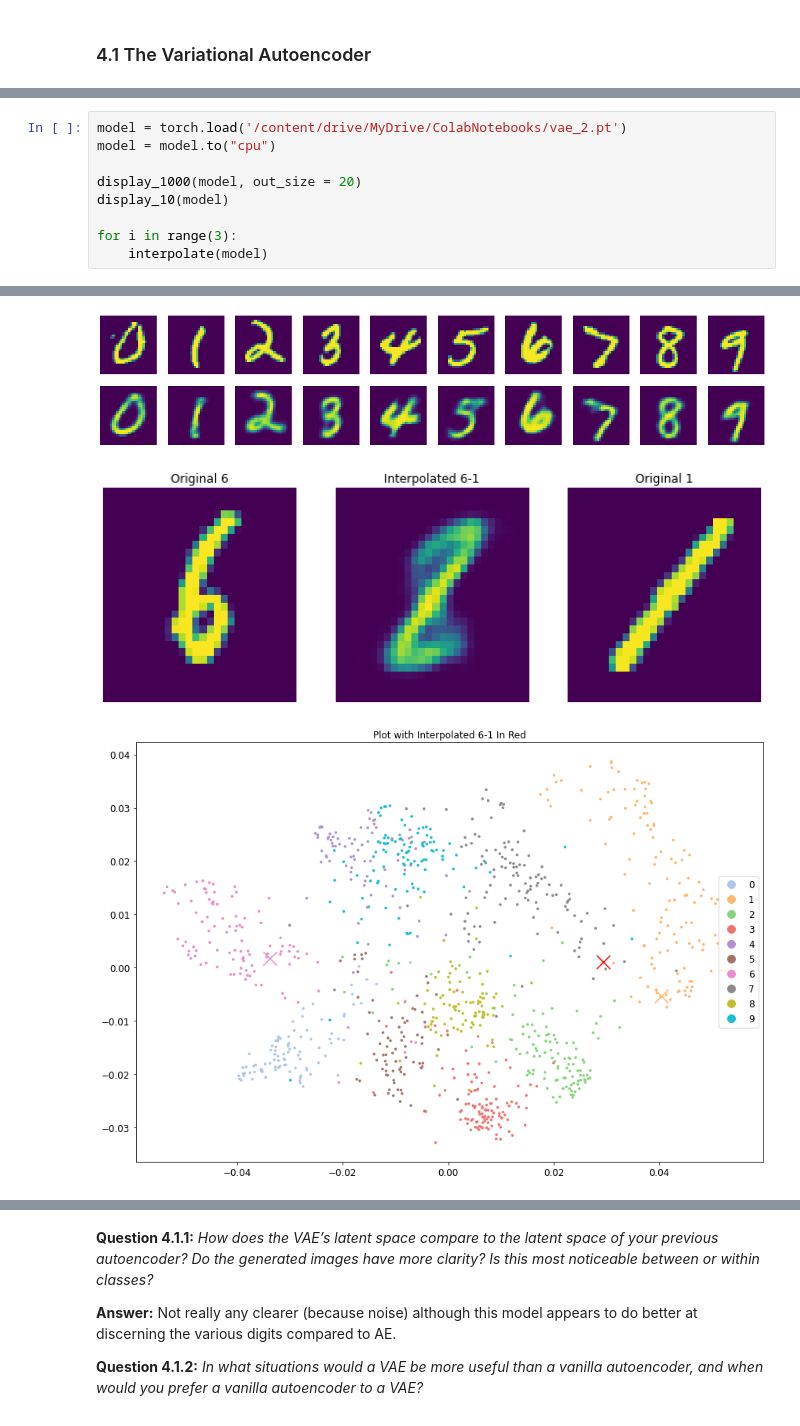
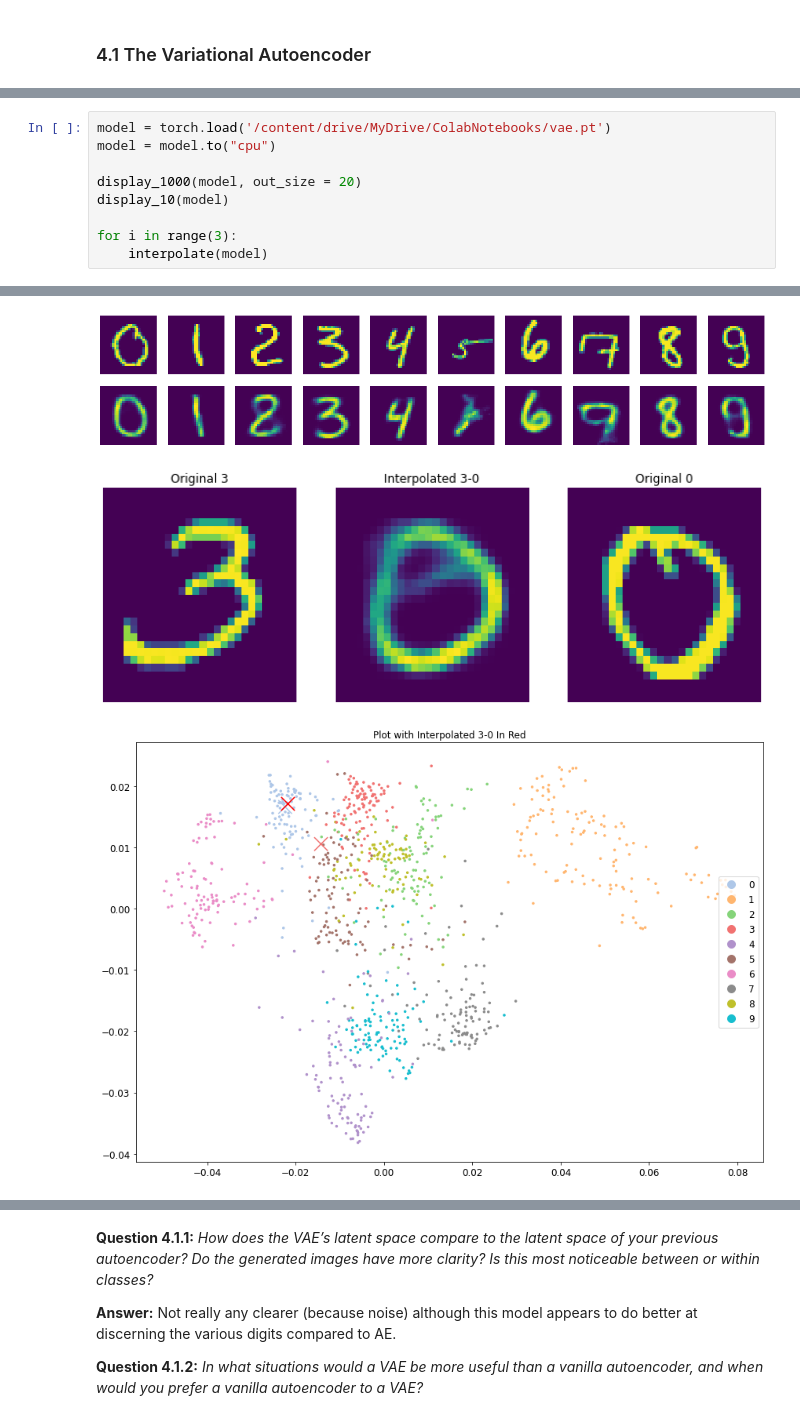
Before and after one commit to seungkyoon/Projects, a Jupyter notebook: Bong_Seungkyoon_ps3_report.ipynb, the cells around one changed output, grey strips where cells are left out. Cells and saved outputs as stored; diff of their text form.

```diff
--- a/Bong_Seungkyoon_ps3_report.ipynb
+++ b/Bong_Seungkyoon_ps3_report.ipynb
@@ -838,5 +838,5 @@ Train Epoch: 50 [32000/60000 (53%)]     Loss: 29.354214
 # %%
-model = torch.load('/content/drive/MyDrive/ColabNotebooks/vae_2.pt')
+model = torch.load('/content/drive/MyDrive/ColabNotebooks/vae.pt')
 model = model.to("cpu")
 
 display_1000(model, out_size = 20)
@@ -849,3 +849,3 @@ for i in range(3):
-[figure, old version]
+[figure, new version]
-[figure, old version]
+[figure, new version]
-[figure, old version]
+[figure, new version]
```
Also changed, not shown: parts of 2 cells of this notebook.
